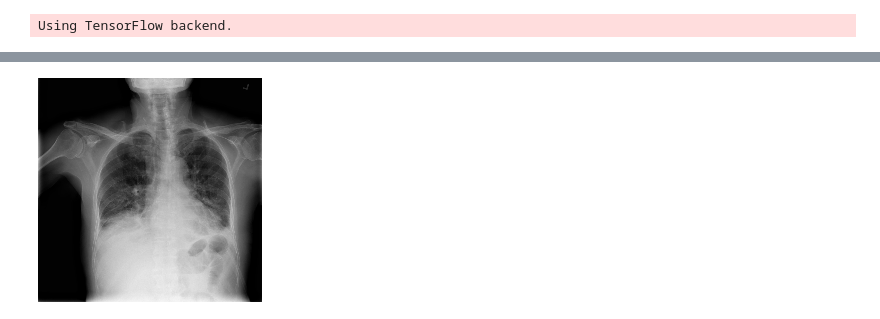
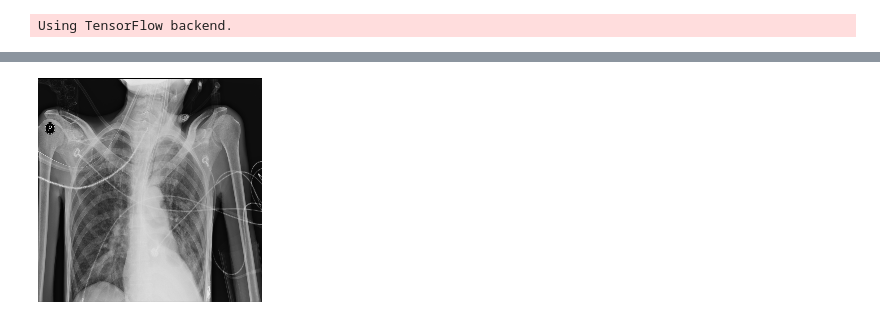
Before and after one commit to mazatov/RSNA-attempt, a Jupyter notebook: Attempt1.ipynb, the cells around one changed output, grey strips where cells are left out. Saved outputs shown, nothing was run; the diff lists cells and outputs as text; code cells hidden in the pictures.

```diff
--- a/Attempt1.ipynb
+++ b/Attempt1.ipynb
@@ -180,5 +185,6 @@ from sklearn.linear_model import LogisticRegression
 # %% [output]
 Using TensorFlow backend.
 # %%
-INPUT_SIZE = 224
+INPUT_SIZE1 = 224
+INPUT_SIZE2 = 299
 N = len(train_labels.index.unique())
@@ -187,12 +191,19 @@ imgs = np.zeros((N,INPUT_SIZE,INPUT_SIZE,3))
+# %%
+imgs1 = np.zeros((N,INPUT_SIZE1,INPUT_SIZE1,3))
+#imgs2 = np.zeros((N,INPUT_SIZE2,INPUT_SIZE2,3))
 # %%
 for i in range(N):
     data = parsed[train_labels.index.unique()[i]]
-    d = pydicom.read_file(data['dicom'])
-    im =  cv2.resize(im,(INPUT_SIZE, INPUT_SIZE))
-    imgs[i,:,:,0] = im
-    imgs[i,:,:,1] = im
-    imgs[i,:,:,2] = im
-    if i%1000 ==0:
+    d = pydicom.read_file(data['dicom']).pixel_array.astype('uint8')
+    im1 =  cv2.resize(d,(INPUT_SIZE1, INPUT_SIZE1))
+    imgs1[i,:,:,0] = im1
+    imgs1[i,:,:,1] = im1
+    imgs1[i,:,:,2] = im1
+    #im2 =  cv2.resize(d,(INPUT_SIZE2, INPUT_SIZE2))
+    #imgs2[i,:,:,0] = im2
+    #imgs2[i,:,:,1] = im2
+    #imgs2[i,:,:,2] = im2
+    if i%5000 ==0:
         print(i)
 # %% [output]
 0
@@ -214,9 +214,9 @@ for i in range(N):
 25000
 # %%
-im = PIL.Image.fromarray(imgs[N-1].astype('uint8'),'RGB')
+im = PIL.Image.fromarray(imgs1[N-1].astype('uint8'),'RGB')
 im
 # %% [output]
-[figure, old version]
+[figure, new version]
 # %%
 y = np.zeros((N,))
 for i in range(N):
```
Also changed, not shown: parts of 14 cells of this notebook, 3 other files.
